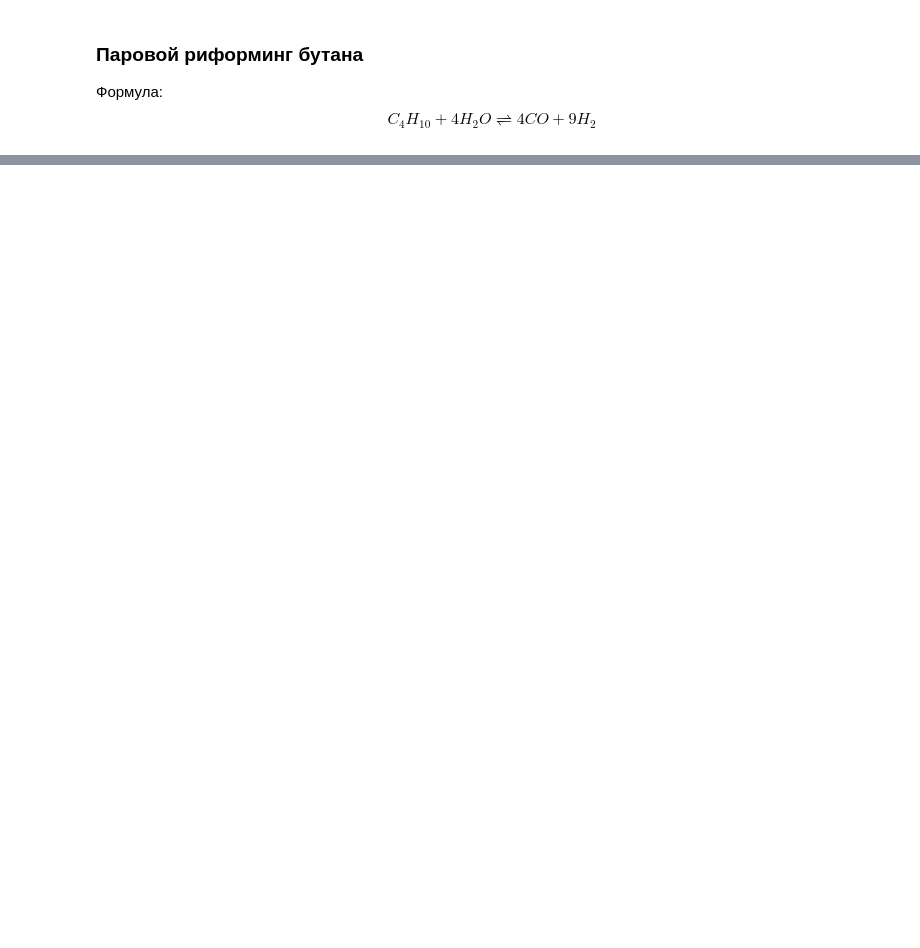
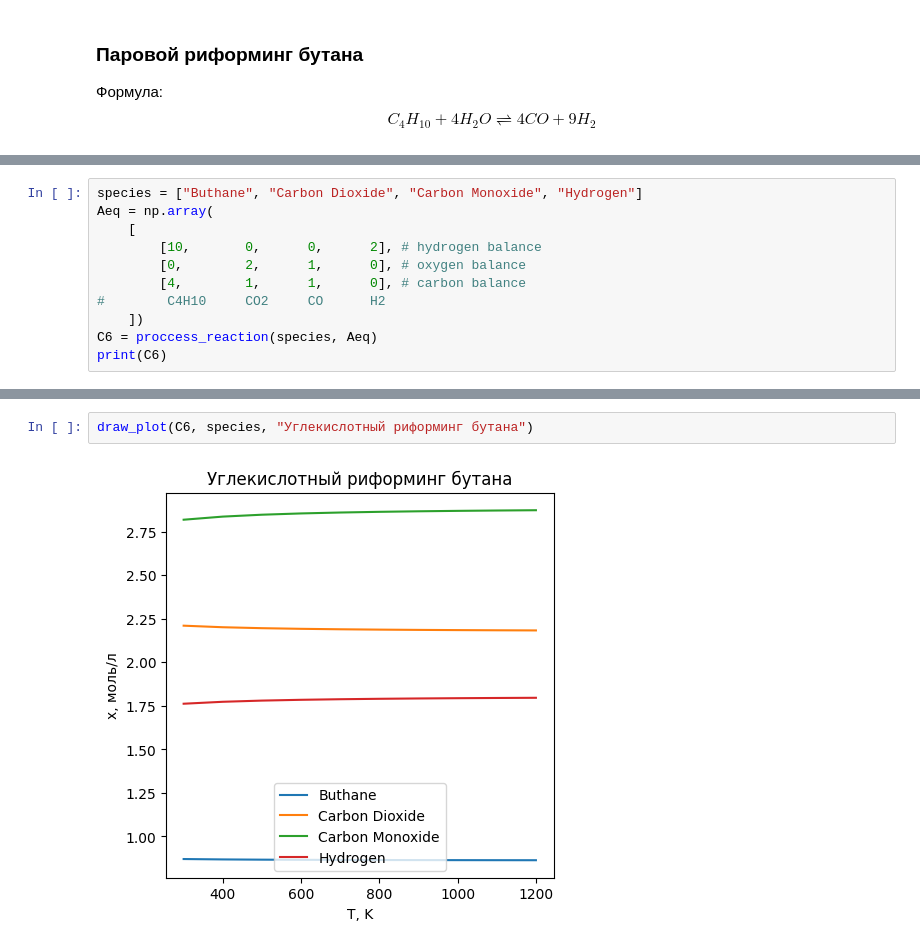
Before and after one commit to Pater-Forg/dded-labs, a Jupyter notebook: unit-06/ex-2/ex-2-2.ipynb, the cells around one changed output, grey strips where cells are left out. Drawn from its saved outputs; the diff is of its cells as text; blank space fills up the shorter version.

```diff
--- a/unit-06/ex-2/ex-2-2.ipynb
+++ b/unit-06/ex-2/ex-2-2.ipynb
@@ -196,0 +279,11 @@ draw_plot(C3, species, "Паровой риформинг бутана")
+# %%
+species = ["Buthane", "Carbon Dioxide", "Carbon Monoxide", "Hydrogen"]
+Aeq = np.array(
+    [
+        [10,       0,      0,      2], # hydrogen balance
+        [0,        2,      1,      0], # oxygen balance
+        [4,        1,      1,      0], # carbon balance
+#        C4H10     CO2     CO      H2
+    ])
+C6 = proccess_reaction(species, Aeq)
+print(C6)
@@ -196,0 +308,4 @@ draw_plot(C3, species, "Паровой риформинг бутана")
+# %%
+draw_plot(C6, species, "Углекислотный риформинг бутана")
+# %% [output]
+[figure, added]
```
Also changed, not shown: parts of 17 cells of this notebook.
